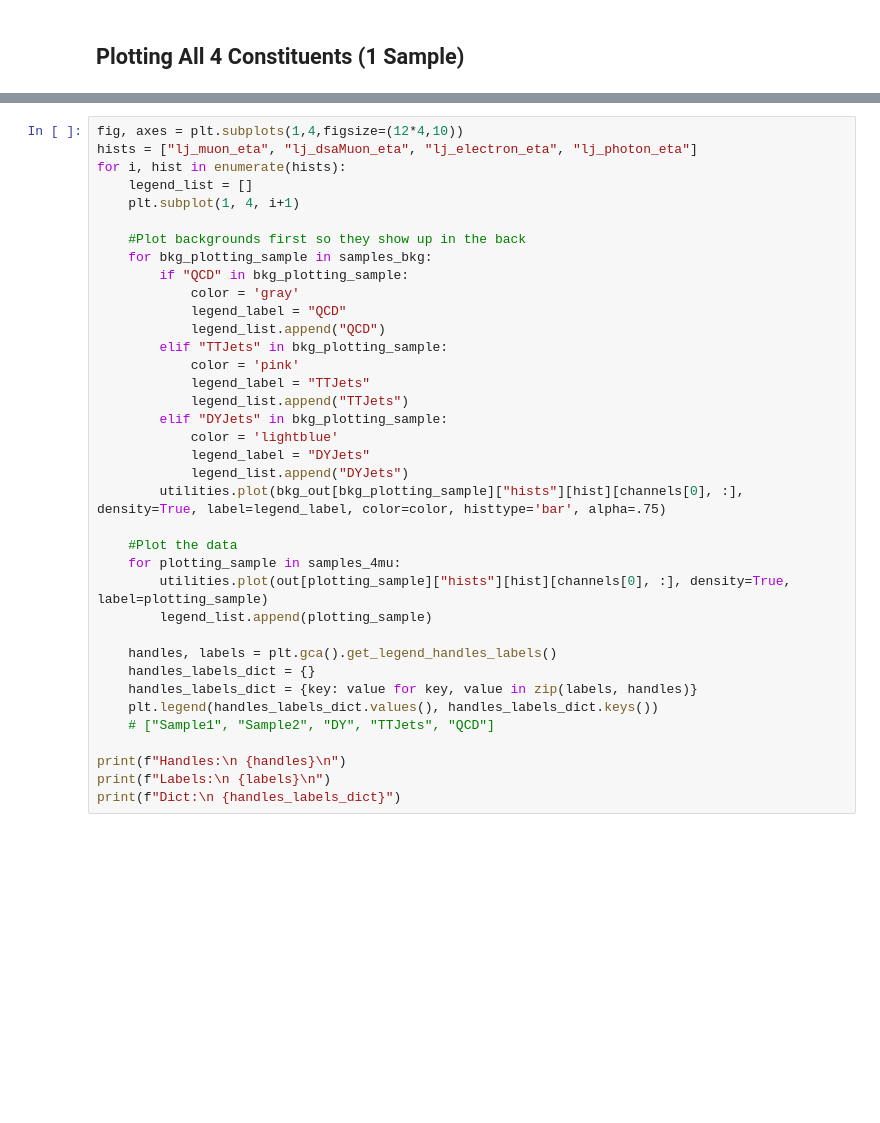
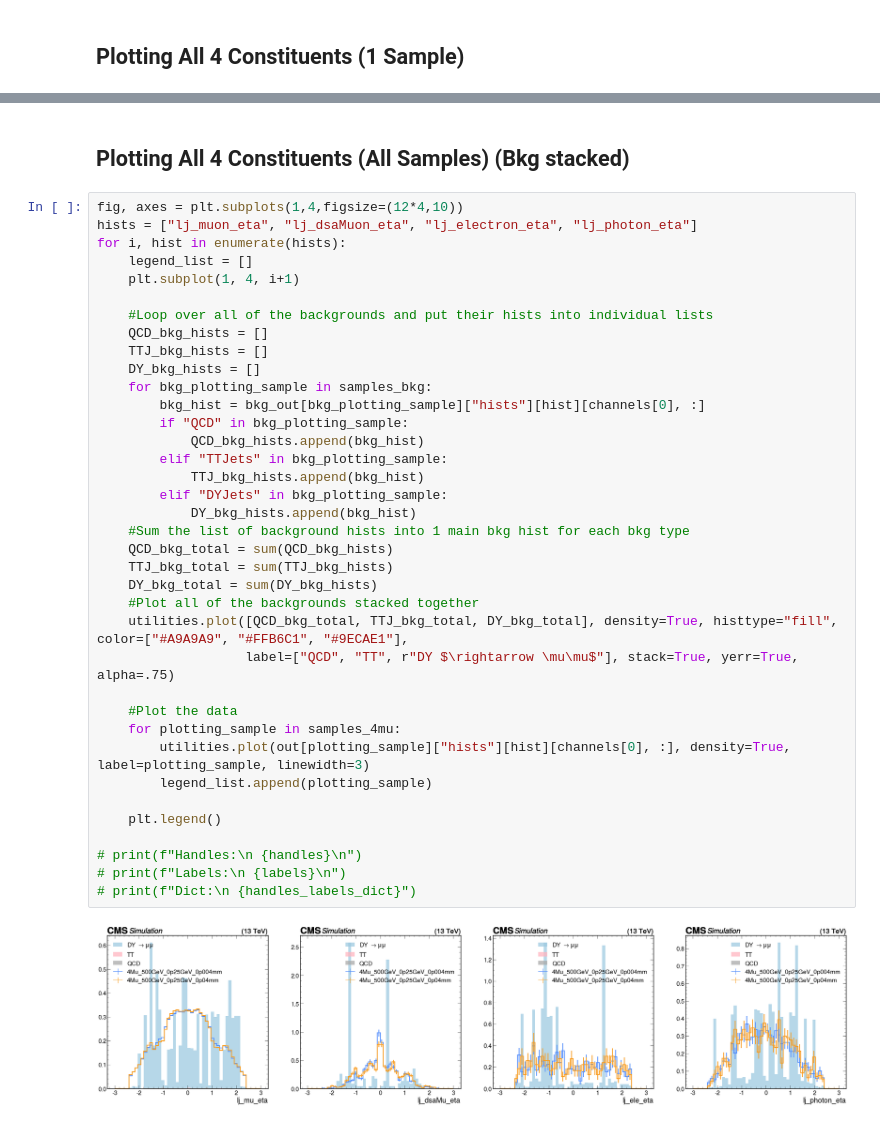
Before and after one commit to 316JakeMorris/SIDM, a Jupyter notebook: sidm/studies/LJ_Object_Eta/LJ_obj_eta.ipynb, the cells around one changed output, grey strips where cells are left out. Saved outputs shown, nothing was run; the diff lists cells and outputs as text; blank space fills up the shorter version.

```diff
--- a/sidm/studies/LJ_Object_Eta/LJ_obj_eta.ipynb
+++ b/sidm/studies/LJ_Object_Eta/LJ_obj_eta.ipynb
@@ -208,37 +266,41 @@ for i, hist in enumerate(hists):
+# %% [markdown]
+## Plotting All 4 Constituents (All Samples) (Bkg stacked)
 # %%
 fig, axes = plt.subplots(1,4,figsize=(12*4,10))
 hists = ["lj_muon_eta", "lj_dsaMuon_eta", "lj_electron_eta", "lj_photon_eta"]
 for i, hist in enumerate(hists):
     legend_list = []
     plt.subplot(1, 4, i+1)
 
-    #Plot backgrounds first so they show up in the back
+    #Loop over all of the backgrounds and put their hists into individual lists
+    QCD_bkg_hists = []
+    TTJ_bkg_hists = []
+    DY_bkg_hists = []
     for bkg_plotting_sample in samples_bkg:
+        bkg_hist = bkg_out[bkg_plotting_sample]["hists"][hist][channels[0], :]
         if "QCD" in bkg_plotting_sample:
-            color = 'gray'
-            legend_label = "QCD"
-            legend_list.append("QCD")
+            QCD_bkg_hists.append(bkg_hist)
         elif "TTJets" in bkg_plotting_sample:
-            color = 'pink'
-            legend_label = "TTJets"
-            legend_list.append("TTJets")
+            TTJ_bkg_hists.append(bkg_hist)
         elif "DYJets" in bkg_plotting_sample:
-            color = 'lightblue'
-            legend_label = "DYJets"
-            legend_list.append("DYJets")
-        utilities.plot(bkg_out[bkg_plotting_sample]["hists"][hist][channels[0], :], density=True, label=legend_label, color=color, histtype='bar', alpha=.75)
+            DY_bkg_hists.append(bkg_hist)
+    #Sum the list of background hists into 1 main bkg hist for each bkg type
+    QCD_bkg_total = sum(QCD_bkg_hists)
+    TTJ_bkg_total = sum(TTJ_bkg_hists)
+    DY_bkg_total = sum(DY_bkg_hists)
+    #Plot all of the backgrounds stacked together
+    utilities.plot([QCD_bkg_total, TTJ_bkg_total, DY_bkg_total], density=True, histtype="fill", color=["#A9A9A9", "#FFB6C1", "#9ECAE1"],
+                   label=["QCD", "TT", r"DY $\rightarrow \mu\mu$"], stack=True, yerr=True, alpha=.75)
 
     #Plot the data
     for plotting_sample in samples_4mu:
-        utilities.plot(out[plotting_sample]["hists"][hist][channels[0], :], density=True, label=plotting_sample)
+        utilities.plot(out[plotting_sample]["hists"][hist][channels[0], :], density=True, label=plotting_sample, linewidth=3)
         legend_list.append(plotting_sample)
 
-    handles, labels = plt.gca().get_legend_handles_labels()
-    handles_labels_dict = {}
-    handles_labels_dict = {key: value for key, value in zip(labels, handles)}
-    plt.legend(handles_labels_dict.values(), handles_labels_dict.keys())
-    # ["Sample1", "Sample2", "DY", "TTJets", "QCD"]
+    plt.legend()
 
-print(f"Handles:\n {handles}\n")
-print(f"Labels:\n {labels}\n")
-print(f"Dict:\n {handles_labels_dict}")
+# print(f"Handles:\n {handles}\n")
+# print(f"Labels:\n {labels}\n")
+# print(f"Dict:\n {handles_labels_dict}")
+# %% [output]
+[figure, added]
```
Also changed, not shown: parts of 10 cells of this notebook.
